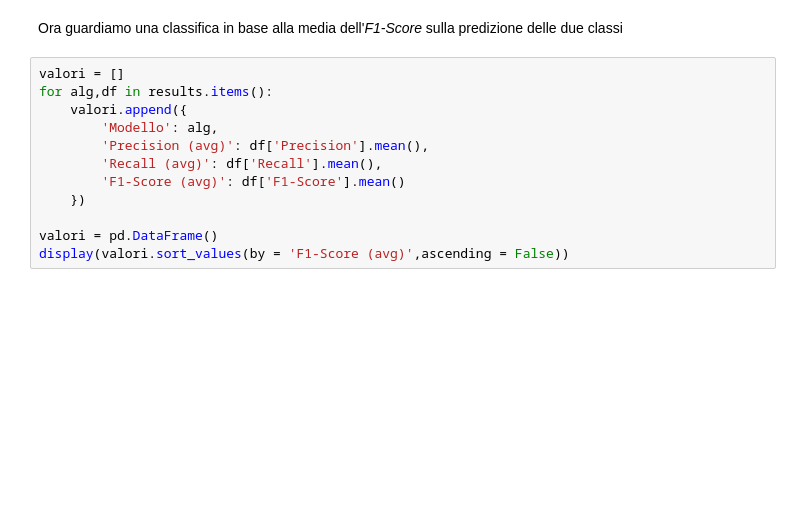
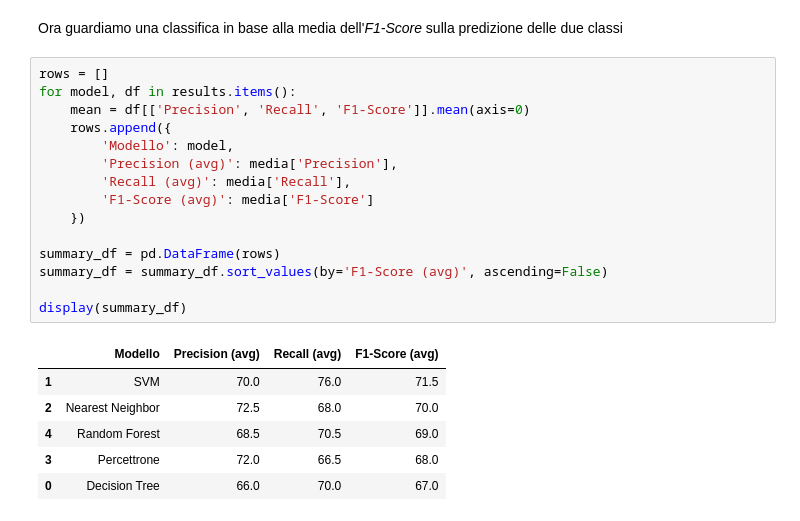
Before and after one commit to umbertofrega/Salary_Prediction, a Jupyter notebook: salary_classification.ipynb, the cells around one changed output. Cells and saved outputs as stored; diff of their text form; blank space fills up the shorter version.

```diff
--- a/salary_classification.ipynb
+++ b/salary_classification.ipynb
@@ -325,14 +496,24 @@ plt.show()
 # %% [markdown]
 Ora guardiamo una classifica in base alla media dell'*F1-Score* sulla predizione delle due classi
 # %%
-valori = []
-for alg,df in results.items():
-    valori.append({
-        'Modello': alg,
-        'Precision (avg)': df['Precision'].mean(),
-        'Recall (avg)': df['Recall'].mean(),
-        'F1-Score (avg)': df['F1-Score'].mean()
+rows = []
+for model, df in results.items():
+    mean = df[['Precision', 'Recall', 'F1-Score']].mean(axis=0)
+    rows.append({
+        'Modello': model,
+        'Precision (avg)': media['Precision'],
+        'Recall (avg)': media['Recall'],
+        'F1-Score (avg)': media['F1-Score']
     })
 
-valori = pd.DataFrame()
-display(valori.sort_values(by = 'F1-Score (avg)',ascending = False))
+summary_df = pd.DataFrame(rows)
+summary_df = summary_df.sort_values(by='F1-Score (avg)', ascending=False)
+
+display(summary_df)
+# %% [output]
+|  | Modello | Precision (avg) | Recall (avg) | F1-Score (avg) |
+| 1 | SVM | 70.0 | 76.0 | 71.5 |
+| 2 | Nearest Neighbor | 72.5 | 68.0 | 70.0 |
+| 4 | Random Forest | 68.5 | 70.5 | 69.0 |
+| 3 | Percettrone | 72.0 | 66.5 | 68.0 |
+| 0 | Decision Tree | 66.0 | 70.0 | 67.0 |
```
Also changed, not shown: parts of 24 cells of this notebook.
